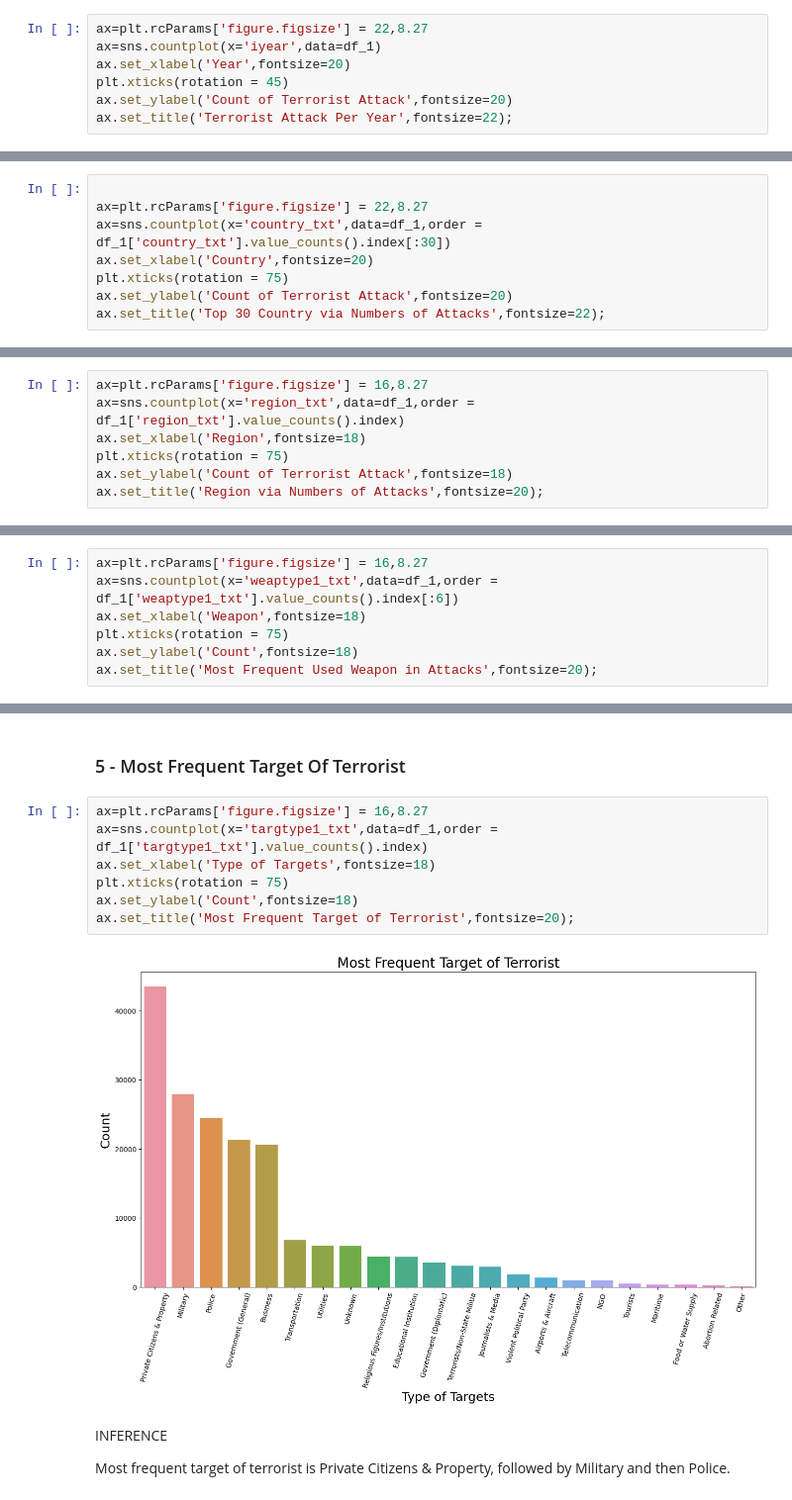
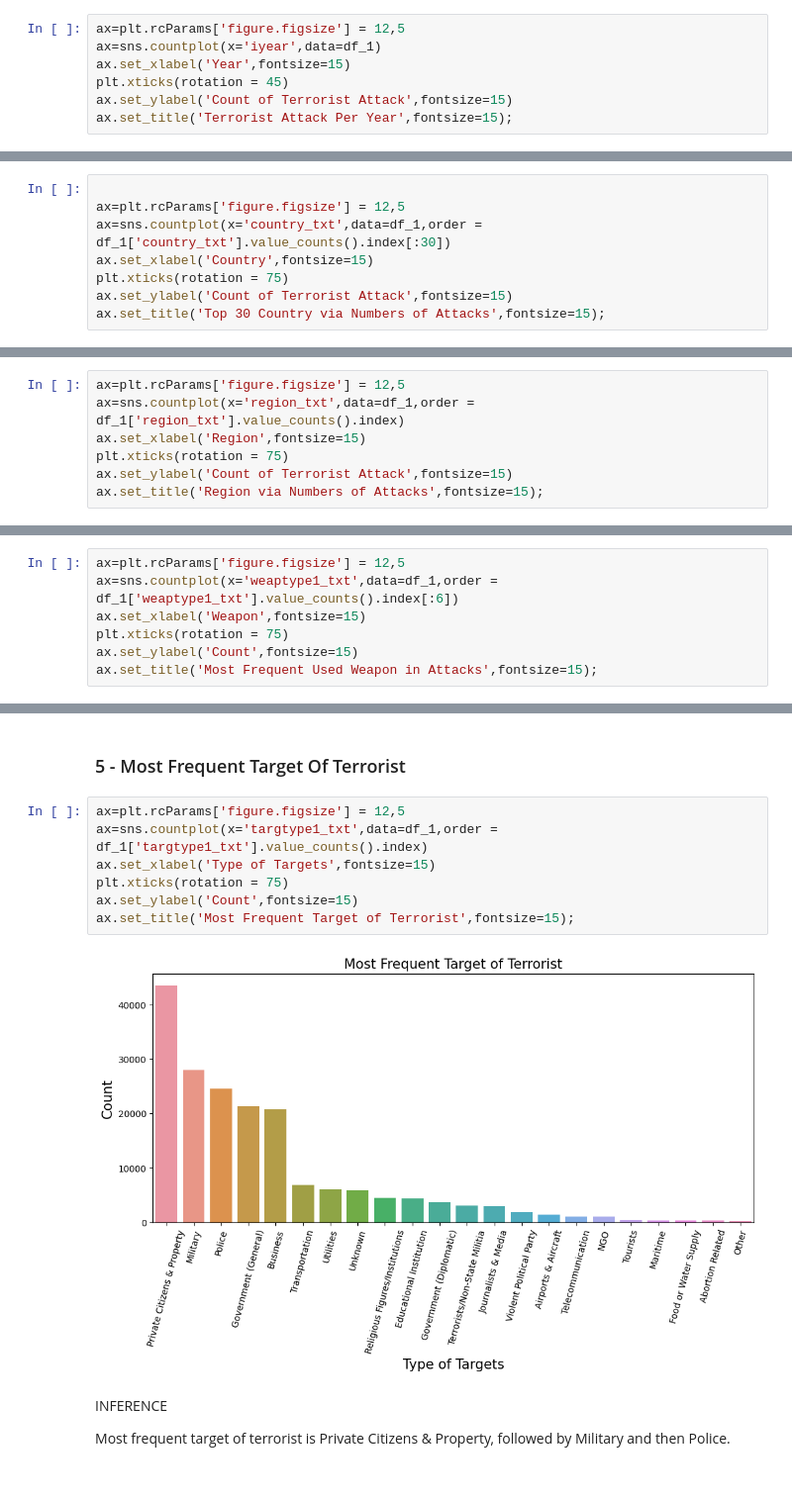
Before and after one commit to sandhyamandoli7/Global-terrorism-analysis, a Jupyter notebook: Global_Terrorism_Analysis_(EDA).ipynb, the cells around one changed output, grey strips where cells are left out. Shown at 99% size. Cells and saved outputs as stored; diff of their text form.

```diff
--- a/Global_Terrorism_Analysis_(EDA).ipynb
+++ b/Global_Terrorism_Analysis_(EDA).ipynb
@@ -176,10 +176,10 @@ memory usage: 12.7+ MB
 # %%
 attack_per_year=df_1['iyear'].value_counts()
 # %%
-ax=plt.rcParams['figure.figsize'] = 22,8.27
+ax=plt.rcParams['figure.figsize'] = 12,5
 ax=sns.countplot(x='iyear',data=df_1)
-ax.set_xlabel('Year',fontsize=20)
+ax.set_xlabel('Year',fontsize=15)
 plt.xticks(rotation = 45)
-ax.set_ylabel('Count of Terrorist Attack',fontsize=20)
-ax.set_title('Terrorist Attack Per Year',fontsize=22);
+ax.set_ylabel('Count of Terrorist Attack',fontsize=15)
+ax.set_title('Terrorist Attack Per Year',fontsize=15);
 # %% [output]
@@ -191,10 +191,10 @@ INFERENCE
 ### 2 - Top 30 Country via number of attacks
 # %%
 
-ax=plt.rcParams['figure.figsize'] = 22,8.27
+ax=plt.rcParams['figure.figsize'] = 12,5
 ax=sns.countplot(x='country_txt',data=df_1,order = df_1['country_txt'].value_counts().index[:30])
-ax.set_xlabel('Country',fontsize=20)
+ax.set_xlabel('Country',fontsize=15)
 plt.xticks(rotation = 75)
-ax.set_ylabel('Count of Terrorist Attack',fontsize=20)
-ax.set_title('Top 30 Country via Numbers of Attacks',fontsize=22);
+ax.set_ylabel('Count of Terrorist Attack',fontsize=15)
+ax.set_title('Top 30 Country via Numbers of Attacks',fontsize=15);
 # %% [output]
@@ -206,10 +206,10 @@ Outcome of above plotted graph -The country which suffered most number of terror
 # %% [markdown]
 ### 3 - Region via Number Of Attacks
 # %%
-ax=plt.rcParams['figure.figsize'] = 16,8.27
+ax=plt.rcParams['figure.figsize'] = 12,5
 ax=sns.countplot(x='region_txt',data=df_1,order = df_1['region_txt'].value_counts().index)
-ax.set_xlabel('Region',fontsize=18)
+ax.set_xlabel('Region',fontsize=15)
 plt.xticks(rotation = 75)
-ax.set_ylabel('Count of Terrorist Attack',fontsize=18)
-ax.set_title('Region via Numbers of Attacks',fontsize=20);
+ax.set_ylabel('Count of Terrorist Attack',fontsize=15)
+ax.set_title('Region via Numbers of Attacks',fontsize=15);
 # %% [output]
@@ -221,10 +221,10 @@ Region with most number of terrorist attack is Middle East & North Africa follwe
 # %% [markdown]
 ### 4 - Most Frequent Used Weapons in Attacks
 # %%
-ax=plt.rcParams['figure.figsize'] = 16,8.27
+ax=plt.rcParams['figure.figsize'] = 12,5
 ax=sns.countplot(x='weaptype1_txt',data=df_1,order = df_1['weaptype1_txt'].value_counts().index[:6])
-ax.set_xlabel('Weapon',fontsize=18)
+ax.set_xlabel('Weapon',fontsize=15)
 plt.xticks(rotation = 75)
-ax.set_ylabel('Count',fontsize=18)
-ax.set_title('Most Frequent Used Weapon in Attacks',fontsize=20);
+ax.set_ylabel('Count',fontsize=15)
+ax.set_title('Most Frequent Used Weapon in Attacks',fontsize=15);
 # %% [output]
@@ -236,14 +236,14 @@ Most frequent weapon used in terrorist attack is Explosive followed by Firearms.
 # %% [markdown]
 ### 5 - Most Frequent Target Of Terrorist
 # %%
-ax=plt.rcParams['figure.figsize'] = 16,8.27
+ax=plt.rcParams['figure.figsize'] = 12,5
 ax=sns.countplot(x='targtype1_txt',data=df_1,order = df_1['targtype1_txt'].value_counts().index)
-ax.set_xlabel('Type of Targets',fontsize=18)
+ax.set_xlabel('Type of Targets',fontsize=15)
 plt.xticks(rotation = 75)
-ax.set_ylabel('Count',fontsize=18)
-ax.set_title('Most Frequent Target of Terrorist',fontsize=20);
+ax.set_ylabel('Count',fontsize=15)
+ax.set_title('Most Frequent Target of Terrorist',fontsize=15);
 # %% [output]
-[figure, old version]
+[figure, new version]
 # %% [markdown]
 INFERENCE
 
```
Also changed, not shown: parts of 17 cells of this notebook.
